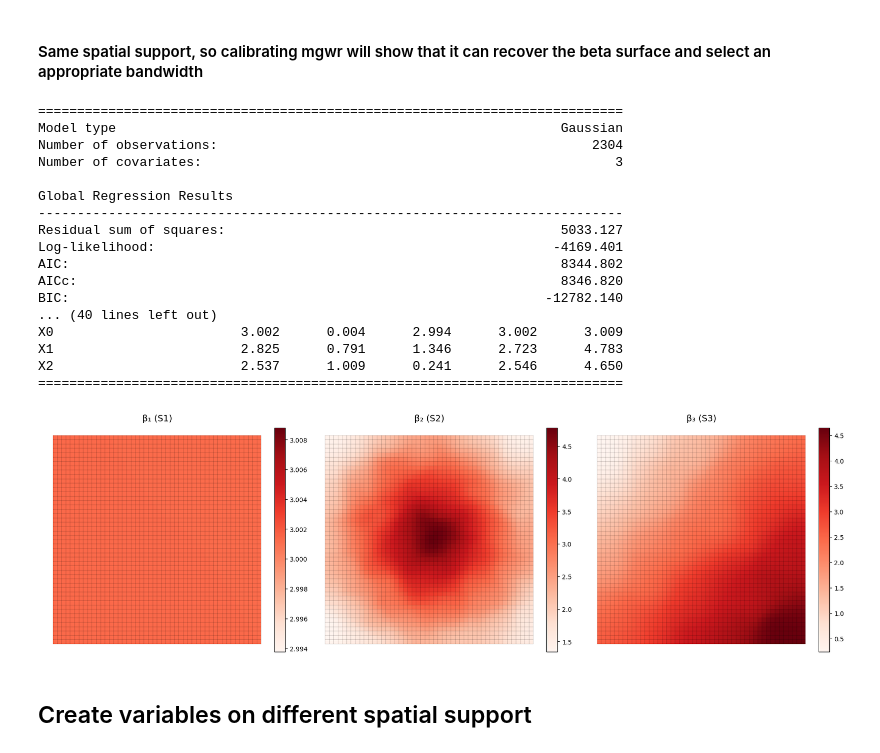
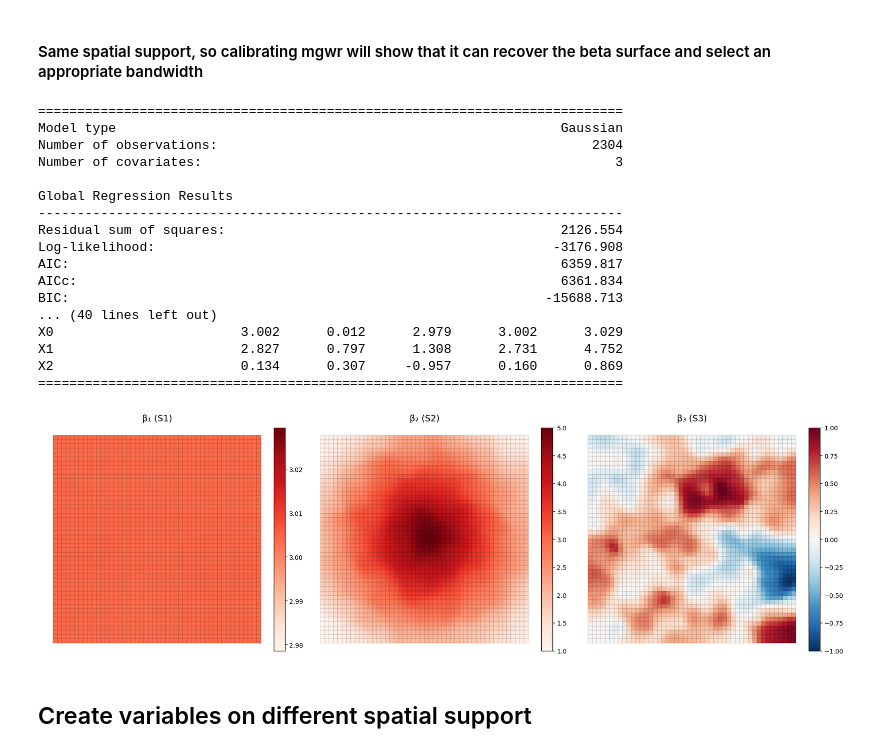
Before and after one commit to marquisvictor/glass, a Jupyter notebook: notebooks/multivariateS.ipynb, the cells around one changed output. Cells and saved outputs as stored; diff of their text form; code cells hidden in the pictures.

```diff
--- a/notebooks/multivariateS.ipynb
+++ b/notebooks/multivariateS.ipynb
@@ -243,9 +243,9 @@ plt.show()
 #### Simulate Y
 # %%
 rng = np.random.default_rng(seed=27)
-error_term = rng.normal(0, 0.50, len(S2))
+error_term = rng.normal(0, 0.3, len(S2))
 
-y_orig = (uniform_beta * S1) + (radial_beta * S2) + (gradient_beta * S3) + error_term.reshape(-1,1)
+y_orig = (uniform_beta * S1) + (radial_beta * S2) + (beta_surface_scaled * S3) + error_term.reshape(-1,1)
 # %% [markdown]
 #### Same spatial support, so calibrating mgwr will show that it can recover the beta surface and select an appropriate bandwidth
 # %%
@@ -267,15 +267,15 @@ Number of covariates:                                                     3
 
 Global Regression Results
 ---------------------------------------------------------------------------
-Residual sum of squares:                                           5033.127
-Log-likelihood:                                                   -4169.401
-AIC:                                                               8344.802
-AICc:                                                              8346.820
-BIC:                                                             -12782.140
+Residual sum of squares:                                           2126.554
+Log-likelihood:                                                   -3176.908
+AIC:                                                               6359.817
+AICc:                                                              6361.834
+BIC:                                                             -15688.713
 ... (40 lines left out)
-X0                        3.002      0.004      2.994      3.002      3.009
-X1                        2.825      0.791      1.346      2.723      4.783
-X2                        2.537      1.009      0.241      2.546      4.650
+X0                        3.002      0.012      2.979      3.002      3.029
+X1                        2.827      0.797      1.308      2.731      4.752
+X2                        0.134      0.307     -0.957      0.160      0.869
 ===========================================================================
 # %%
 tracts_gdf48['beta_S1'] = mgwr_results.params[:,0]
@@ -288,38 +288,38 @@ cmap2 = plt.cm.RdBu_r
 
 # Plot beta_S1
 tracts_gdf48.plot(column="beta_S1", cmap=cmap, linewidth=0.1, edgecolor='k',
                   ax=axes[0], vmin=1, vmax=5)
 axes[0].set_title("β₁ (S1)", fontsize=14)
 axes[0].axis('off')
 sm1 = cm.ScalarMappable(cmap=cmap, norm=mcolors.Normalize(
     vmin=tracts_gdf48["beta_S1"].min(), vmax=tracts_gdf48["beta_S1"].max()))
 sm1._A = []
 fig.colorbar(sm1, ax=axes[0], orientation="vertical", fraction=0.046, pad=0.01)
 
 # Plot beta_S2
 tracts_gdf48.plot(column="beta_S2", cmap=cmap, linewidth=0.1, edgecolor='k',
                   ax=axes[1])
 axes[1].set_title("β₂ (S2)", fontsize=14)
 axes[1].axis('off')
 sm2 = cm.ScalarMappable(cmap=cmap, norm=mcolors.Normalize(
-    vmin=tracts_gdf48["beta_S2"].min(), vmax=tracts_gdf48["beta_S2"].max()))
+    vmin=1, vmax=5))
 sm2._A = []
 fig.colorbar(sm2, ax=axes[1], orientation="vertical", fraction=0.046, pad=0.01)
 
 # Plot beta_S3
-tracts_gdf48.plot(column="beta_S3", cmap=cmap, linewidth=0.1, edgecolor='k',
+tracts_gdf48.plot(column="beta_S3", cmap=cmap2, linewidth=0.1, edgecolor='k',
                   ax=axes[2])
 axes[2].set_title("β₃ (S3)", fontsize=14)
 axes[2].axis('off')
-sm3 = cm.ScalarMappable(cmap=cmap, norm=mcolors.Normalize(
-    vmin=tracts_gdf48["beta_S3"].min(), vmax=tracts_gdf48["beta_S3"].max()))
+sm3 = cm.ScalarMappable(cmap=cmap2, norm=mcolors.Normalize(
+    vmin=-1, vmax=1))
 sm3._A = []
 fig.colorbar(sm3, ax=axes[2], orientation="vertical", fraction=0.046, pad=0.01)
 
 plt.tight_layout()
 plt.show()
 # %% [output]
-[figure, old version]
+[figure, new version]
 # %% [markdown]
 ## Create variables on different spatial support
 # %%
```
Also changed, not shown: parts of 12 cells of this notebook, 5 other files.
